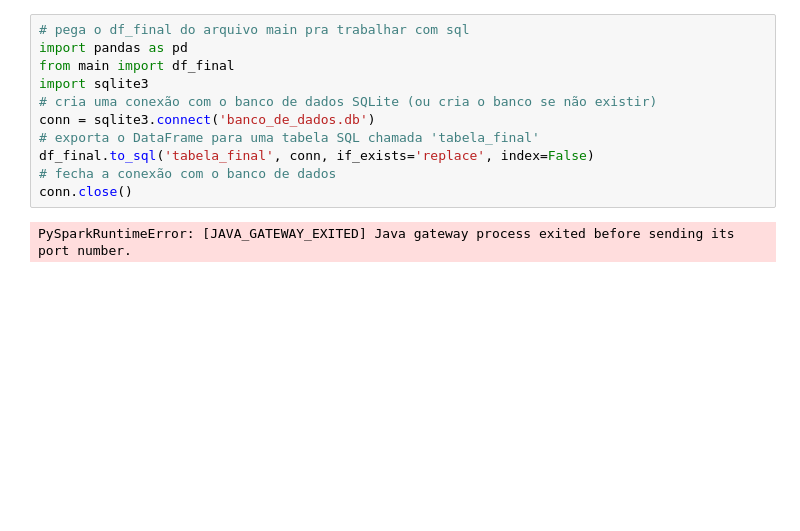
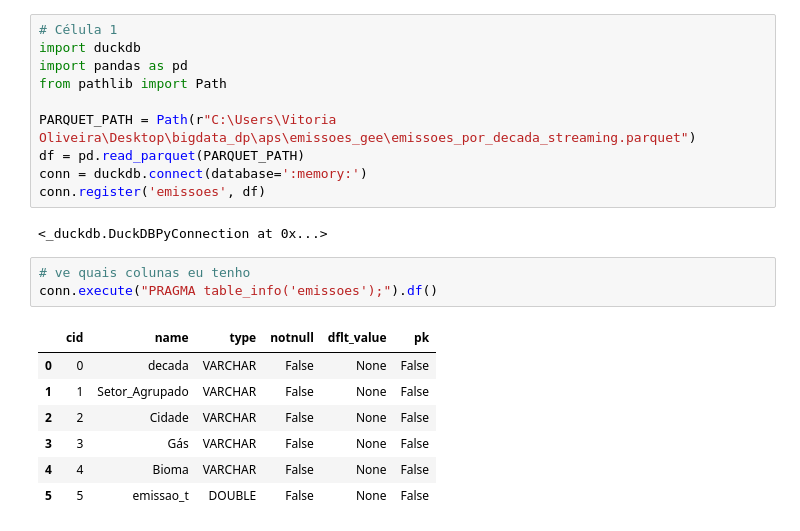
Before and after one commit to vivsoliveira/emissoes_gee, a Jupyter notebook: Dados por município 12.0/spark.ipynb, the cells around one changed output. Drawn from its saved outputs; the diff is of its cells as text; blank space fills up the shorter version.

```diff
--- a/Dados por município 12.0/spark.ipynb
+++ b/Dados por município 12.0/spark.ipynb
@@ -1,13 +18,23 @@
 # %%
-# pega o df_final do arquivo main pra trabalhar com sql
+# Célula 1
+import duckdb
 import pandas as pd
-from main import df_final
-import sqlite3
-# cria uma conexão com o banco de dados SQLite (ou cria o banco se não existir)
-conn = sqlite3.connect('banco_de_dados.db')
-# exporta o DataFrame para uma tabela SQL chamada 'tabela_final'
-df_final.to_sql('tabela_final', conn, if_exists='replace', index=False)
-# fecha a conexão com o banco de dados
-conn.close()
+from pathlib import Path
+
+PARQUET_PATH = Path(r"C:\Users\Vitoria Oliveira\Desktop\bigdata_dp\aps\emissoes_gee\emissoes_por_decada_streaming.parquet")
+df = pd.read_parquet(PARQUET_PATH)
+conn = duckdb.connect(database=':memory:')
+conn.register('emissoes', df)
 # %% [output]
-PySparkRuntimeError: [JAVA_GATEWAY_EXITED] Java gateway process exited before sending its port number.
+<_duckdb.DuckDBPyConnection at 0x...>
+# %%
+# ve quais colunas eu tenho
+conn.execute("PRAGMA table_info('emissoes');").df()
+# %% [output]
+|  | cid | name | type | notnull | dflt_value | pk |
+| 0 | 0 | decada | VARCHAR | False | None | False |
+| 1 | 1 | Setor_Agrupado | VARCHAR | False | None | False |
+| 2 | 2 | Cidade | VARCHAR | False | None | False |
+| 3 | 3 | Gás | VARCHAR | False | None | False |
+| 4 | 4 | Bioma | VARCHAR | False | None | False |
+| 5 | 5 | emissao_t | DOUBLE | False | None | False |
```
Also changed, not shown: parts of 7 cells of this notebook.
